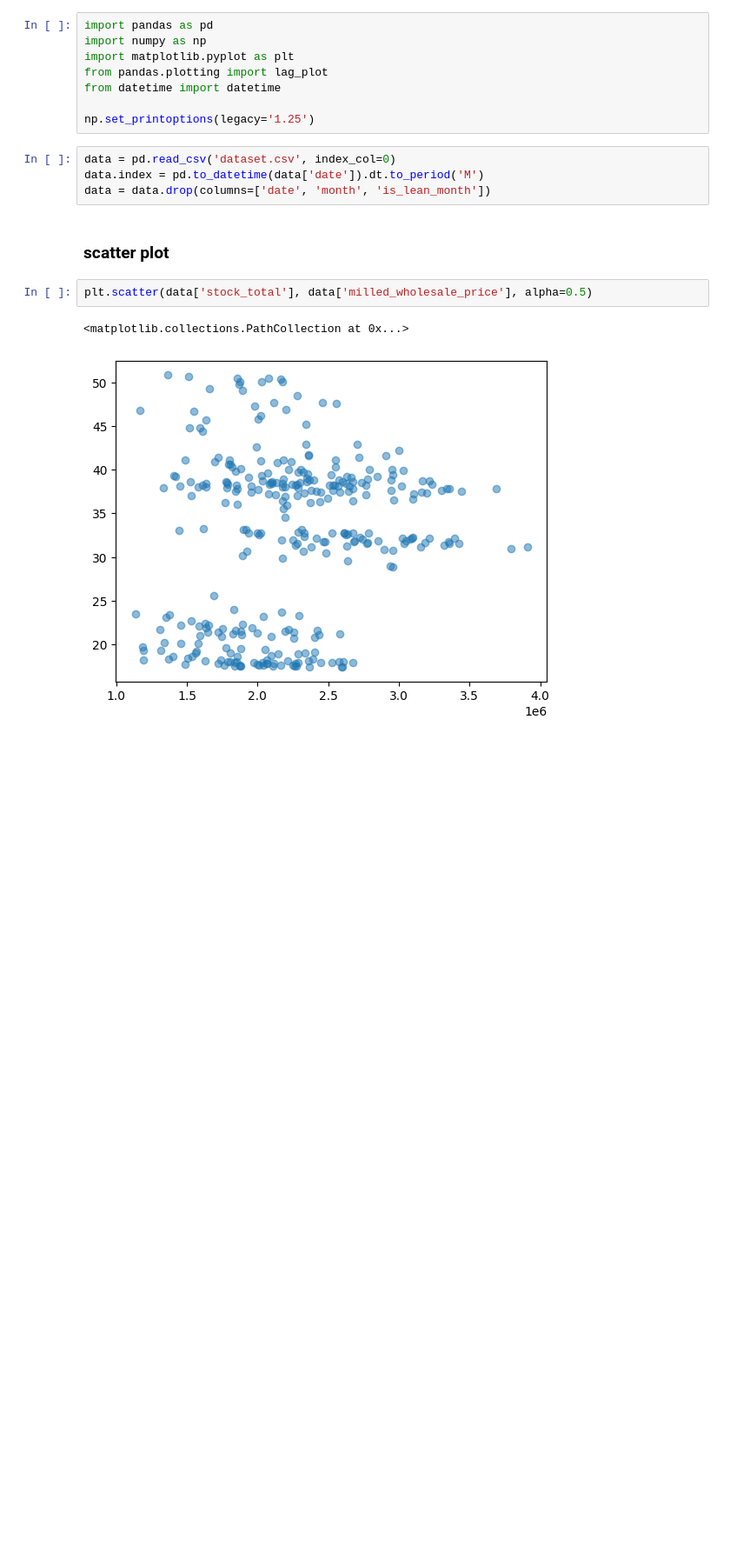
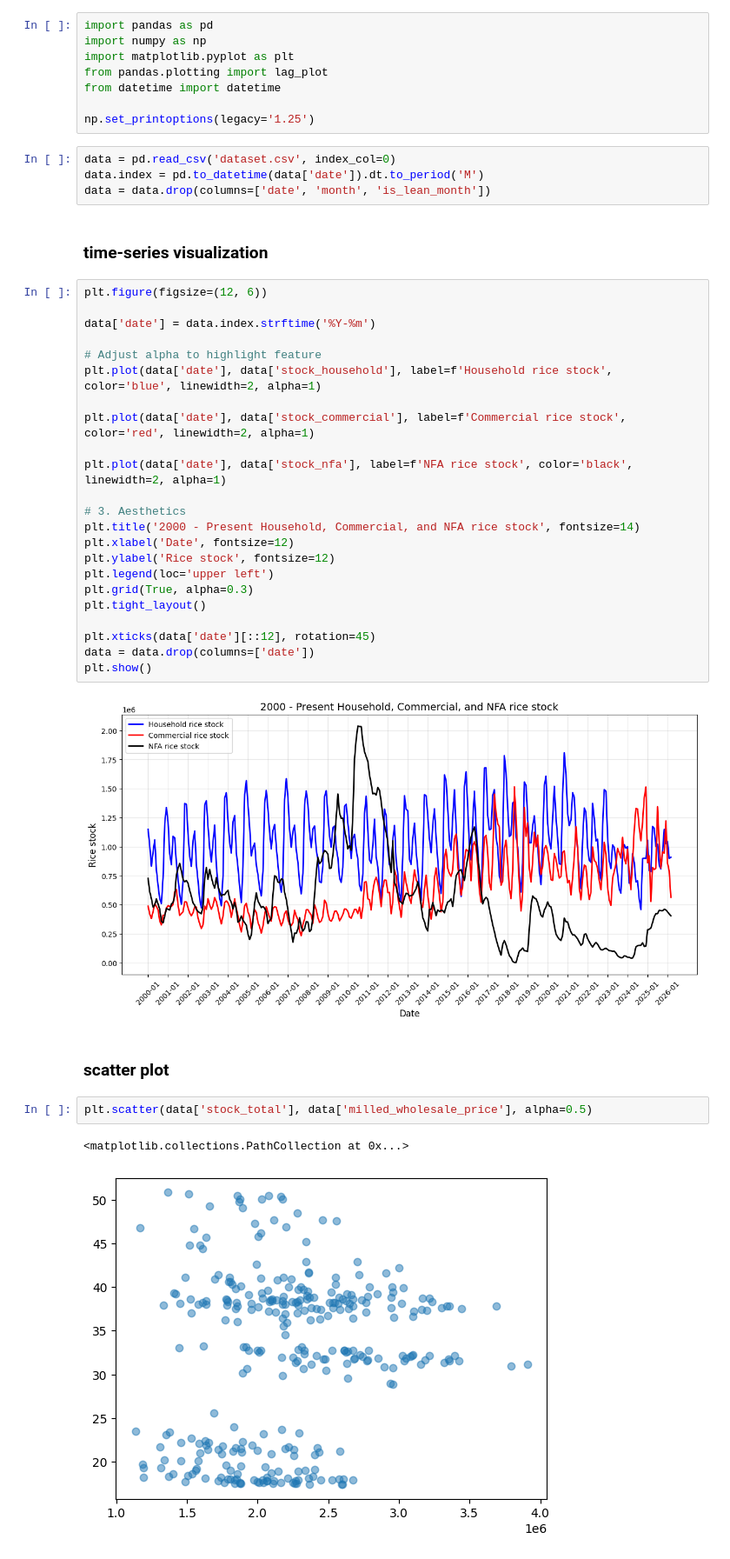
Before and after one commit to emmanresu/Thesis-Keras, a Jupyter notebook: EDA_rice_stocks.ipynb, the cells around one changed output. Shown at 87% size. Saved outputs shown, nothing was run; the diff lists cells and outputs as text; blank space fills up the shorter version.

Commit message:
added some plots

```diff
--- a/EDA_rice_stocks.ipynb
+++ b/EDA_rice_stocks.ipynb
@@ -12,6 +12,33 @@ np.set_printoptions(legacy='1.25')
 data = pd.read_csv('dataset.csv', index_col=0)
 data.index = pd.to_datetime(data['date']).dt.to_period('M')
 data = data.drop(columns=['date', 'month', 'is_lean_month'])
+# %% [markdown]
+### time-series visualization
+# %%
+plt.figure(figsize=(12, 6))
+
+data['date'] = data.index.strftime('%Y-%m')
+
+# Adjust alpha to highlight feature
+plt.plot(data['date'], data['stock_household'], label=f'Household rice stock', color='blue', linewidth=2, alpha=1)
+
+plt.plot(data['date'], data['stock_commercial'], label=f'Commercial rice stock', color='red', linewidth=2, alpha=1)
+
+plt.plot(data['date'], data['stock_nfa'], label=f'NFA rice stock', color='black', linewidth=2, alpha=1)
+
+# 3. Aesthetics
+plt.title('2000 - Present Household, Commercial, and NFA rice stock', fontsize=14)
+plt.xlabel('Date', fontsize=12)
+plt.ylabel('Rice stock', fontsize=12)
+plt.legend(loc='upper left')
+plt.grid(True, alpha=0.3)
+plt.tight_layout()
+
+plt.xticks(data['date'][::12], rotation=45)
+data = data.drop(columns=['date'])
+plt.show()
+# %% [output]
+[figure, added]
 # %% [markdown]
 ### scatter plot
 # %%
```
Also changed, not shown: parts of 5 cells of this notebook.
